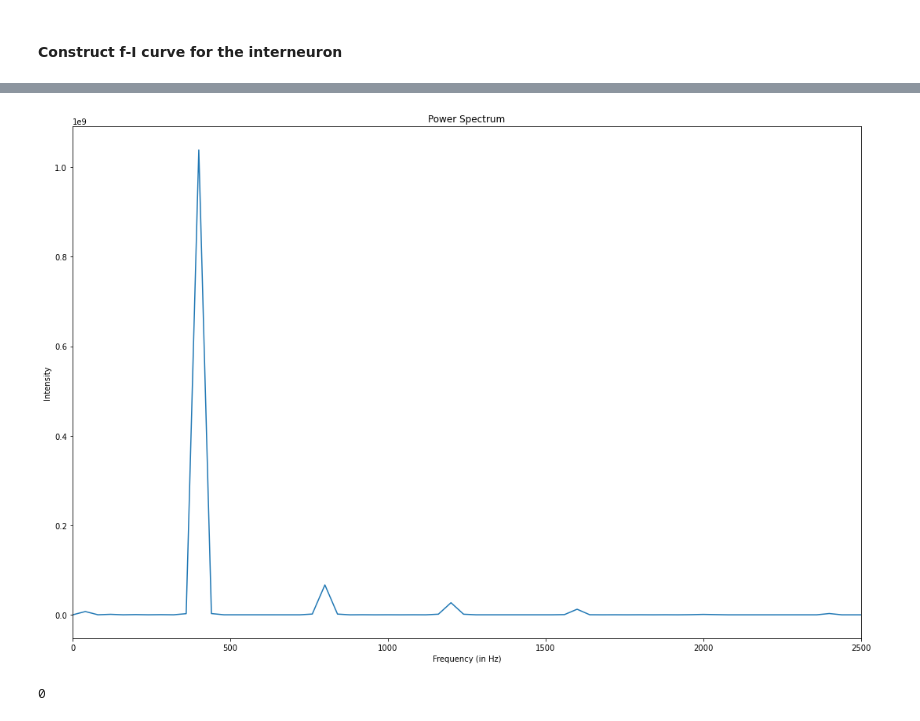
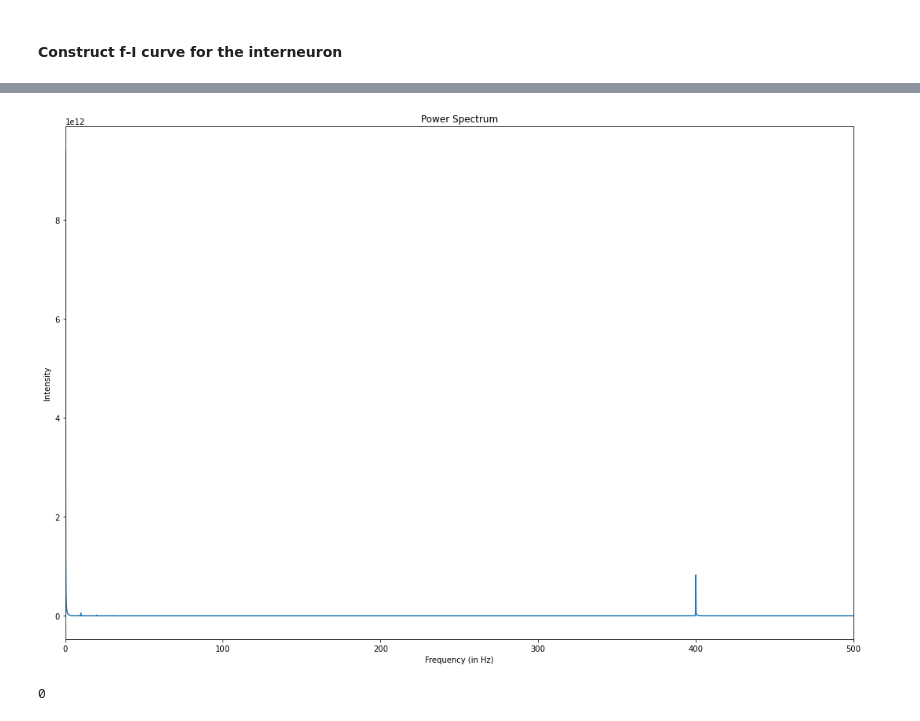
Before and after one commit to tiny-infinity/GridCellsCopy, a Jupyter notebook: analysis/notebooks/theta_analysis/single_interneuron.ipynb, the cells around one changed output, grey strips where cells are left out. Drawn from its saved outputs; the diff is of its cells as text; code cells hidden in the pictures.

```diff
--- a/analysis/notebooks/theta_analysis/single_interneuron.ipynb
+++ b/analysis/notebooks/theta_analysis/single_interneuron.ipynb
@@ -215,8 +219,8 @@ shape  (200000,)
 # %%
 import g_utils
-g_utils.plot_power_spectrum(firing_rate[7500:8500],xmax=2500)
+g_utils.plot_power_spectrum(firing_rate,xmax=500)
 # %% [output]
-[figure, old version]
+[figure, new version]
 # %%
 from matplotlib.ticker import ScalarFormatter
 def isi_distribution(spike_train,sim_dur):
```
Also changed, not shown: parts of 3 cells of this notebook, 8 other files.
